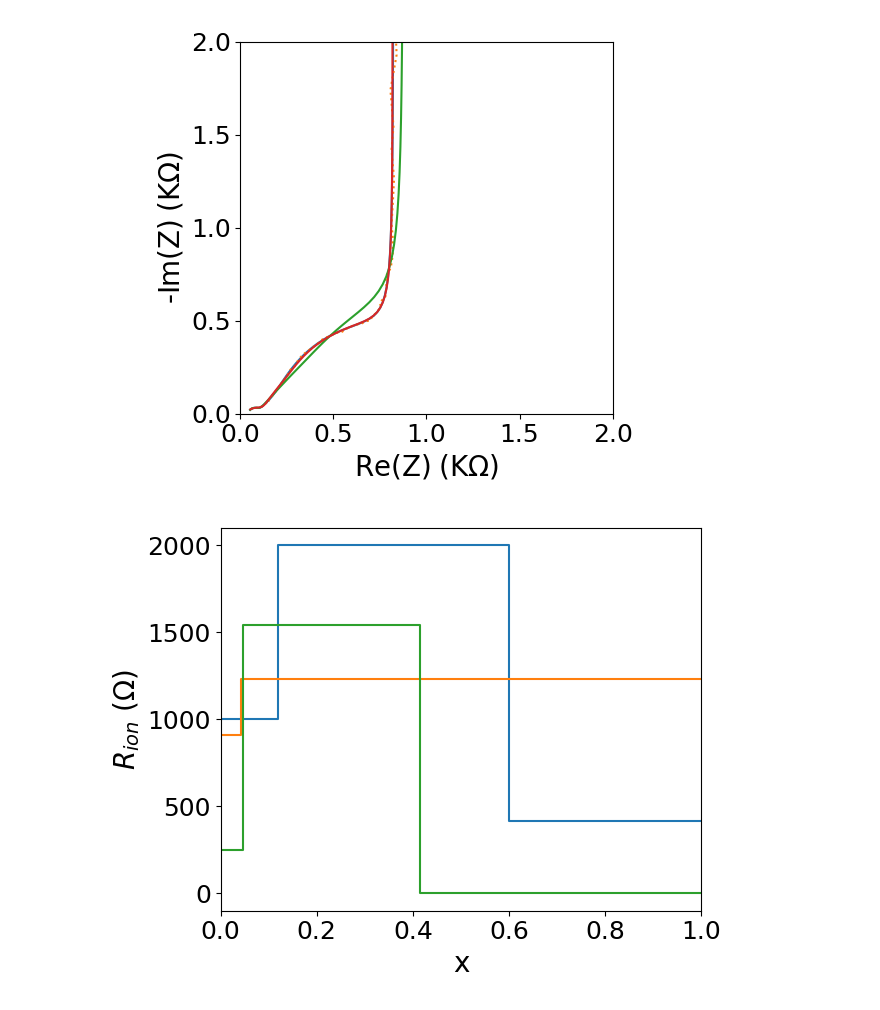
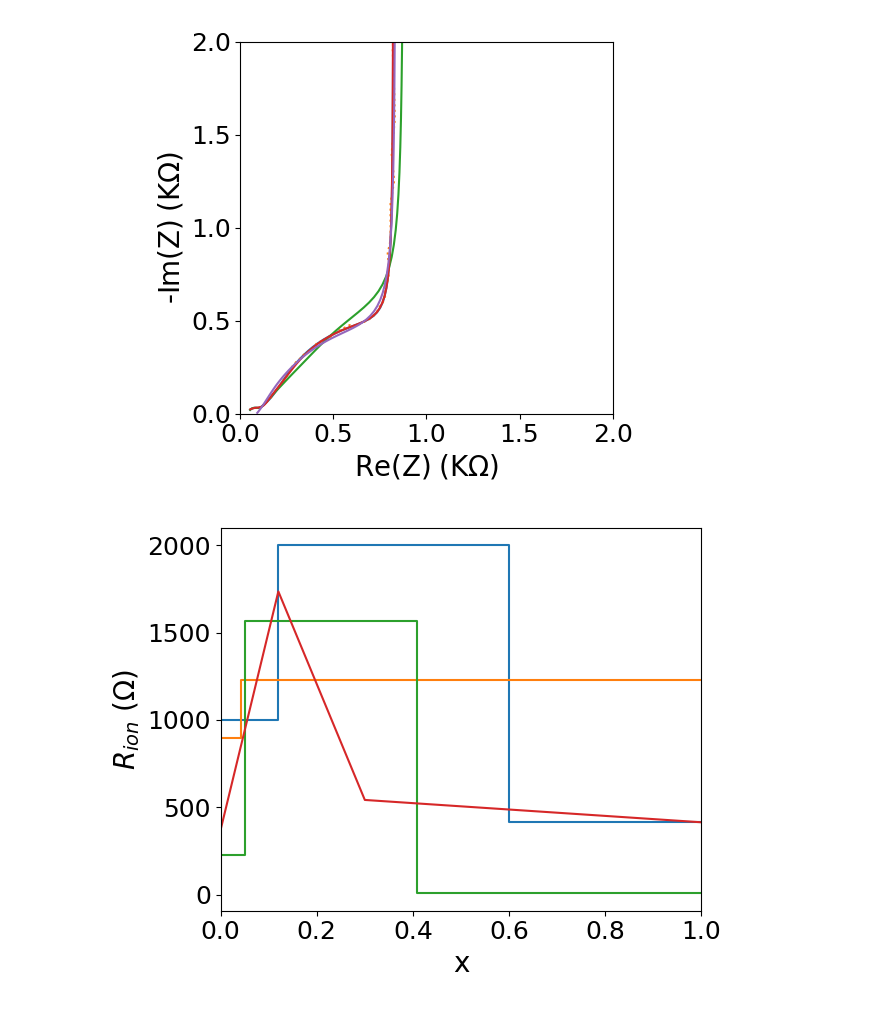
Before and after one commit to Yugal0/fitting-final, a Jupyter notebook: Noise added/3step.ipynb, the cells around one changed output. Saved outputs shown, nothing was run; the diff lists cells and outputs as text; code cells hidden in the pictures.

```diff
--- a/Noise added/3step.ipynb
+++ b/Noise added/3step.ipynb
@@ -52,6 +87,8 @@ R2=400
 R3=400
 delta2=0.3
 
+#for arbitray
+R4=100
 
 #initial guesses for the HFR intercept and for any semicircle like features in the EIS data
 Rhfr=200
@@ -67,6 +104,8 @@ b=5
 cmodel1=CustomCircuit(initial_guess=[R1,R1*Q,R2*Q,delta1,alpha,Rhfr,Rrxn,Qdl,alpha2],circuit="TLMtwo_1-R_1-p(R_2,CPE_1)")
 
 cmodel2=CustomCircuit(initial_guess=[R1,R1*Q,R2*Q,R3*Q,delta1,delta2,alpha,Rhfr,Rrxn,Qdl,alpha2],circuit="TLMthree_1-R_1-p(R_2,CPE_1)")
+
+cmodel3=CustomCircuit(initial_guess=[Q,alpha,R1,R2,R3,R4,Rhfr,Rrxn,Qdl,alpha2],circuit="arbitRCPE_1-R_1-p(R_2,CPE_1)")
 # %%
 #wt="unit"
 wt="mod"
@@ -84,7 +123,7 @@ cmodel1.fit(impedance=zexp_noise,frequencies=freq_list,sigma=give_weights(zexp,w
 
 cmodel2.fit(impedance=zexp_noise,frequencies=freq_list,sigma=give_weights(zexp,wt),bounds=[(0,0,0,0,0,0,0,0,0,0,0.5),(np.inf,np.inf,np.inf,np.inf,np.inf,1,np.inf,np.inf,np.inf,np.inf,1)])
 
-
+cmodel3.fit(impedance=zexp_noise,frequencies=freq_list,sigma=give_weights(zexp,wt),bounds=[(0,0,0,0,0,0,0,0,0,0.5),(np.inf,1,np.inf,np.inf,np.inf,np.inf,np.inf,np.inf,np.inf,1)])
 
 zfit1=cmodel1.predict(frequencies=freq_list)
 delta1_fit1=cmodel1.parameters_[3]
@@ -97,12 +136,20 @@ delta2_fit2=cmodel2.parameters_[5]
 R1_fit2=cmodel2.parameters_[0]
 R2_fit2=cmodel2.parameters_[2]*cmodel2.parameters_[0]/cmodel2.parameters_[1]
 R3_fit2=cmodel2.parameters_[3]*cmodel2.parameters_[0]/cmodel2.parameters_[1]
+
+
+zfit3=cmodel3.predict(frequencies=freq_list)
+R1_fit3=cmodel3.parameters_[2]
+R2_fit3=cmodel3.parameters_[3]
+R3_fit3=cmodel3.parameters_[4]
+R4_fit3=cmodel3.parameters_[5]
 # %%
 fig1, ax1 =plt.subplots()
 ax1.plot(np.real(zexp)/1000,-np.imag(zexp)/1000,label="Exp data")
 ax1.plot(np.real(zexp_noise)/1000,-np.imag(zexp_noise)/1000,":",label="Exp data plus noise")
 ax1.plot(np.real(zfit1)/1000,-np.imag(zfit1)/1000,label="2-Step Fit")
 ax1.plot(np.real(zfit2)/1000,-np.imag(zfit2)/1000,label="3-Step Fit")
+ax1.plot(np.real(zfit3)/1000,-np.imag(zfit3)/1000,label="Arbitrary Fit")
 # ax1.legend()
 ax1.set_xlabel("Re(Z)$\;($K$\Omega$)",fontsize=20)
 ax1.set_ylabel("-Im(Z)$\;($K$\Omega$)",fontsize=20)
@@ -113,20 +160,23 @@ ax1.set_aspect("equal")
 plt.tight_layout()
 fig1.savefig("Nyq_3stepnoise.png",dpi=700)
 # %% [output]
-[figure, old version]
+[figure, new version]
 # %%
 fig2, ax2= plt.subplots()
 ax2.plot([0,delta1_dt,delta1_dt,delta2+delta1,delta2+delta1,1],[R1_dt,R1_dt,R2_dt,R2_dt,R3_dt,R3_dt],label="Original Profile")
 ax2.plot([0,delta1_fit1,delta1_fit1,1],[R1_fit1,R1_fit1,R2_fit1,R2_fit1],label="2-Step Fit")
 # ax2.plot([0,delta1_fit2,delta1_fit2,1],[R1_fit2,R1_fit2,R2_fit2,R2_fit2])
 
 ax2.plot([0,delta1_fit2,delta1_fit2,delta2_fit2+delta1_fit2,delta2_fit2+delta1_fit2,1],[R1_fit2,R1_fit2,R2_fit2,R2_fit2,R3_fit2,R3_fit2],label="3-Step Fit")
+
+ax2.plot([0,0.12,0.3,1],[R1_fit3,R2_fit3,R3_fit3,R4_fit3])
+
 # ax2.legend(fontsize=18,loc="best")
 ax2.set_xmargin(0)
 ax2.set_xlabel("x",fontsize=20)
 ax2.set_ylabel("$R_{ion}$ $(\Omega)$",fontsize=20)
 ax2.tick_params(labelsize=18)
 plt.tight_layout()
 fig2.savefig("3stepnoise.png",dpi=700)
 # %% [output]
-[figure, old version]
+[figure, new version]
```
Also changed, not shown: parts of 2 cells of this notebook, 7 other files.
